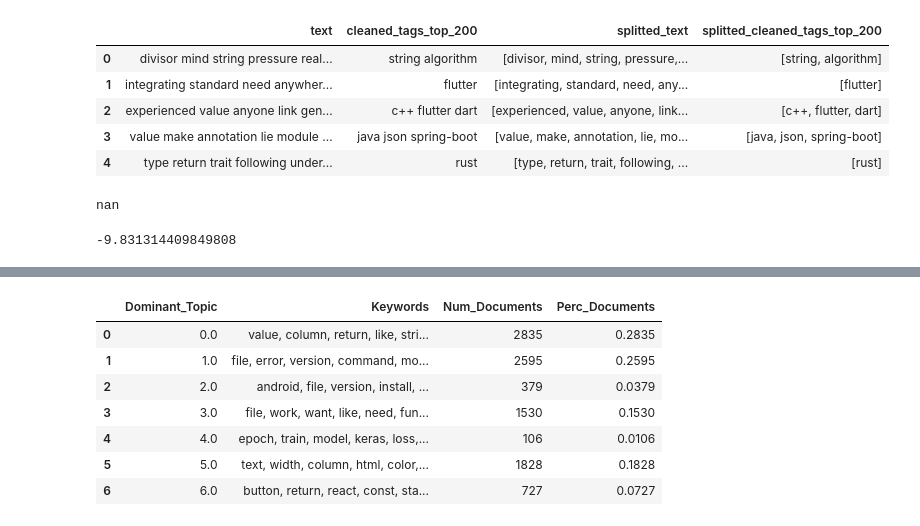
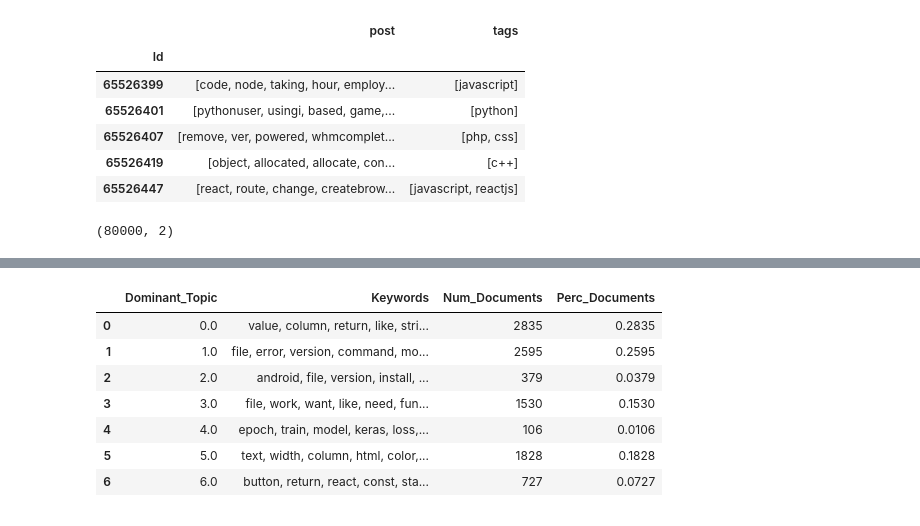
Before and after one commit to felanbi/Projet-OC-Categoriser-automatiquement-des-questions, a Jupyter notebook: P5_02_notebooktest.ipynb, the cells around one changed output, grey strips where cells are left out. Drawn from its saved outputs; the diff is of its cells as text; code cells hidden in the pictures.

```diff
--- a/P5_02_notebooktest.ipynb
+++ b/P5_02_notebooktest.ipynb
@@ -8,0 +14,10 @@ import os
+# %%
+data = pd.read_csv("drive/MyDrive/data/data_tokenized_sw_free.csv")
+data.set_index("Id", inplace = True)
+
+def tolist(x):
+    x = x[2:-2]
+    return x.split("', '")
+
+data.tags = data.tags.map(tolist)
+data.head()
@@ -9,12 +32,12 @@ import os
 # %%
-df = pd.read_csv('drive/MyDrive/data/data_top_10000_vocab.csv').head(10000)
-for col in df.columns[:2]:
-    df['splitted_' + col] = df[col].astype(str).map(lambda x: x.split())
+df = data.head(80000).copy()
+df.post = df.post.map(lambda x: [w for w in x.split() if w != "am"])
 df.head()
 # %% [output]
-|  | text | cleaned_tags_top_200 | splitted_text | splitted_cleaned_tags_top_200 |
-| 0 | divisor mind string pressure real... | string algorithm | [divisor, mind, string, pressure,... | [string, algorithm] |
-| 1 | integrating standard need anywher... | flutter | [integrating, standard, need, any... | [flutter] |
-| 2 | experienced value anyone link gen... | c++ flutter dart | [experienced, value, anyone, link... | [c++, flutter, dart] |
-| 3 | value make annotation lie module ... | java json spring-boot | [value, make, annotation, lie, mo... | [java, json, spring-boot] |
-| 4 | type return trait following under... | rust | [type, return, trait, following, ... | [rust] |
+|  | post | tags |
+| Id |  |  |
+| 65526399 | [code, node, taking, hour, employ... | [javascript] |
+| 65526401 | [pythonuser, usingi, based, game,... | [python] |
+| 65526407 | [remove, ver, powered, whmcomplet... | [php, css] |
+| 65526419 | [object, allocated, allocate, con... | [c++] |
+| 65526447 | [react, route, change, createbrow... | [javascript, reactjs] |
@@ -34,16 +44,7 @@ lda_model = LDA(corpus = doc_term_mat,
-# %%
-from gensim.models.coherencemodel import CoherenceModel as CM
-
-coherence_model = CM(model = lda_model,
-                     texts = doc_term_mat,
-                     dictionary = dico)
-coherence_model.get_coherence()
-# %% [output]
-nan
-# %%
-lda_model.log_perplexity(doc_term_mat)
-# %% [output]
--9.831314409849808
+# %%
+df.shape
+# %% [output]
+(80000, 2)
 # %%
 from gensim.models import TfidfModel
 import gensim.corpora as corpora
```
Also changed, not shown: parts of 13 cells of this notebook.
